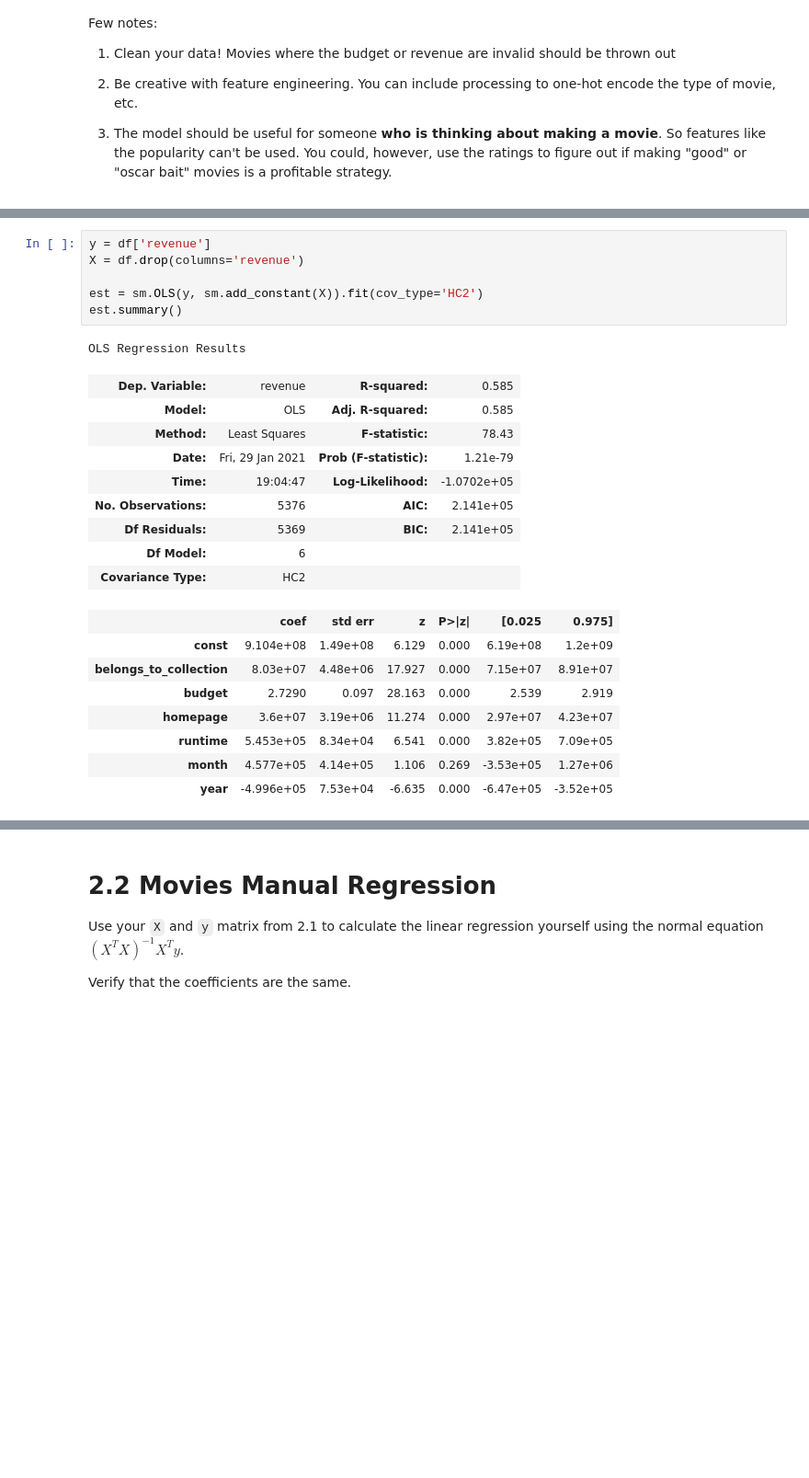
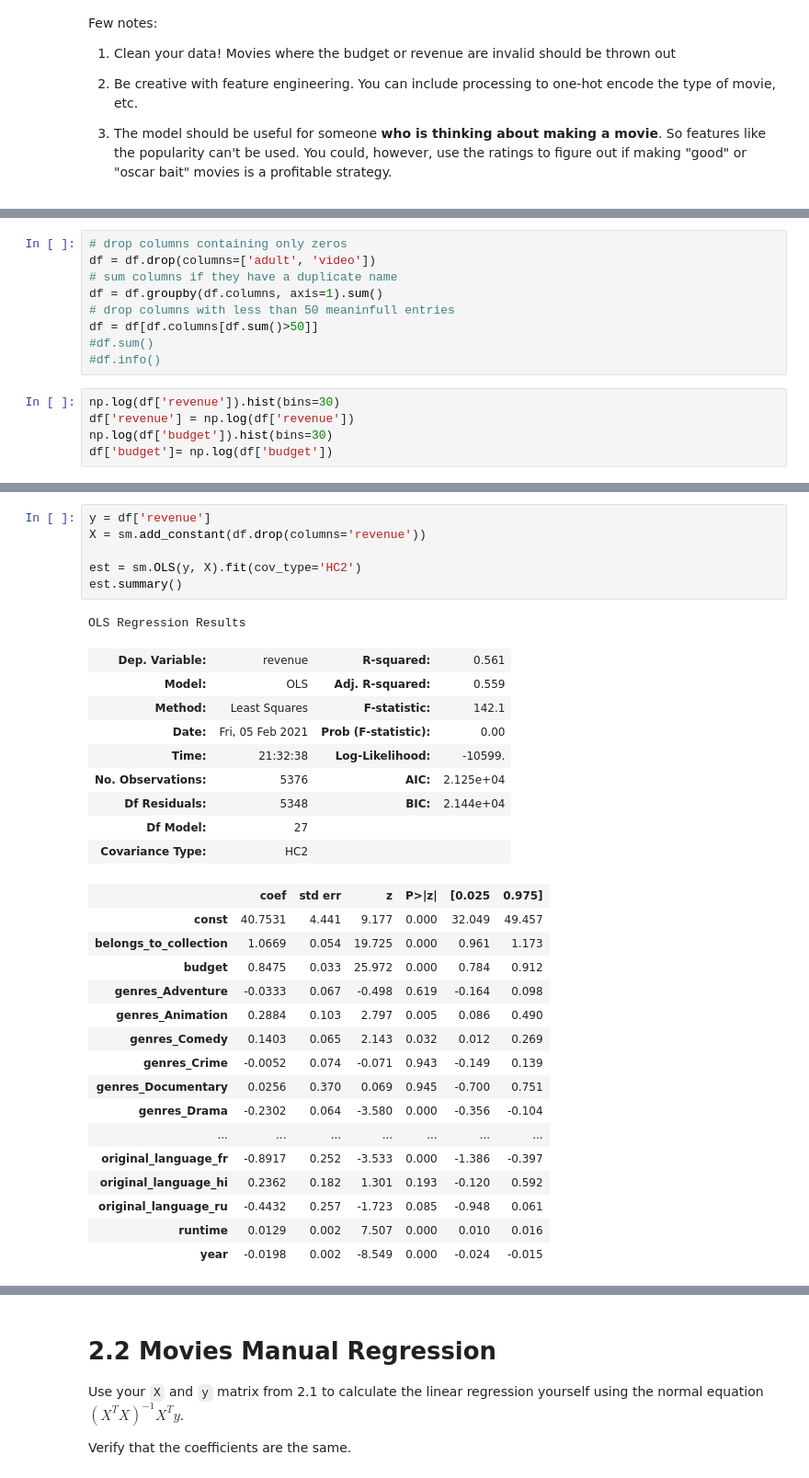
Before and after one commit to cb-ds-1/3-5-optimization, a Jupyter notebook: Workshop_ Maximum likelihood.ipynb, the cells around one changed output, grey strips where cells are left out. Shown at 92% size. Saved outputs shown, nothing was run; the diff lists cells and outputs as text; blank space fills up the shorter version.

```diff
--- a/Workshop_ Maximum likelihood.ipynb
+++ b/Workshop_ Maximum likelihood.ipynb
@@ -158,0 +147,14 @@ dtype: float64
+# %%
+# drop columns containing only zeros
+df = df.drop(columns=['adult', 'video'])
+# sum columns if they have a duplicate name
+df = df.groupby(df.columns, axis=1).sum()
+# drop columns with less than 50 meaninfull entries
+df = df[df.columns[df.sum()>50]]
+#df.sum()
+#df.info()
+# %%
+np.log(df['revenue']).hist(bins=30)
+df['revenue'] = np.log(df['revenue'])
+np.log(df['budget']).hist(bins=30)
+df['budget']= np.log(df['budget'])
@@ -159,25 +163,33 @@ dtype: float64
 # %%
 y = df['revenue']
-X = df.drop(columns='revenue')
+X = sm.add_constant(df.drop(columns='revenue'))
 
-est = sm.OLS(y, sm.add_constant(X)).fit(cov_type='HC2')
+est = sm.OLS(y, X).fit(cov_type='HC2')
 est.summary()
 # %% [output]
 OLS Regression Results
-| Dep. Variable: | revenue | R-squared: | 0.585 |
-| Model: | OLS | Adj. R-squared: | 0.585 |
-| Method: | Least Squares | F-statistic: | 78.43 |
-| Date: | Fri, 29 Jan 2021 | Prob (F-statistic): | 1.21e-79 |
-| Time: | 19:04:47 | Log-Likelihood: | -1.0702e+05 |
-| No. Observations: | 5376 | AIC: | 2.141e+05 |
-| Df Residuals: | 5369 | BIC: | 2.141e+05 |
-| Df Model: | 6 |  |  |
+| Dep. Variable: | revenue | R-squared: | 0.561 |
+| Model: | OLS | Adj. R-squared: | 0.559 |
+| Method: | Least Squares | F-statistic: | 142.1 |
+| Date: | Fri, 05 Feb 2021 | Prob (F-statistic): | 0.00 |
+| Time: | 21:32:38 | Log-Likelihood: | -10599. |
+| No. Observations: | 5376 | AIC: | 2.125e+04 |
+| Df Residuals: | 5348 | BIC: | 2.144e+04 |
+| Df Model: | 27 |  |  |
 | Covariance Type: | HC2 |  |  |
 |  | coef | std err | z | P>|z| | [0.025 | 0.975] |
-| const | 9.104e+08 | 1.49e+08 | 6.129 | 0.000 | 6.19e+08 | 1.2e+09 |
-| belongs_to_collection | 8.03e+07 | 4.48e+06 | 17.927 | 0.000 | 7.15e+07 | 8.91e+07 |
-| budget | 2.7290 | 0.097 | 28.163 | 0.000 | 2.539 | 2.919 |
-| homepage | 3.6e+07 | 3.19e+06 | 11.274 | 0.000 | 2.97e+07 | 4.23e+07 |
-| runtime | 5.453e+05 | 8.34e+04 | 6.541 | 0.000 | 3.82e+05 | 7.09e+05 |
-| month | 4.577e+05 | 4.14e+05 | 1.106 | 0.269 | -3.53e+05 | 1.27e+06 |
-| year | -4.996e+05 | 7.53e+04 | -6.635 | 0.000 | -6.47e+05 | -3.52e+05 |
+| const | 40.7531 | 4.441 | 9.177 | 0.000 | 32.049 | 49.457 |
+| belongs_to_collection | 1.0669 | 0.054 | 19.725 | 0.000 | 0.961 | 1.173 |
+| budget | 0.8475 | 0.033 | 25.972 | 0.000 | 0.784 | 0.912 |
+| genres_Adventure | -0.0333 | 0.067 | -0.498 | 0.619 | -0.164 | 0.098 |
+| genres_Animation | 0.2884 | 0.103 | 2.797 | 0.005 | 0.086 | 0.490 |
+| genres_Comedy | 0.1403 | 0.065 | 2.143 | 0.032 | 0.012 | 0.269 |
+| genres_Crime | -0.0052 | 0.074 | -0.071 | 0.943 | -0.149 | 0.139 |
+| genres_Documentary | 0.0256 | 0.370 | 0.069 | 0.945 | -0.700 | 0.751 |
+| genres_Drama | -0.2302 | 0.064 | -3.580 | 0.000 | -0.356 | -0.104 |
+| ... | ... | ... | ... | ... | ... | ... |
+| original_language_fr | -0.8917 | 0.252 | -3.533 | 0.000 | -1.386 | -0.397 |
+| original_language_hi | 0.2362 | 0.182 | 1.301 | 0.193 | -0.120 | 0.592 |
+| original_language_ru | -0.4432 | 0.257 | -1.723 | 0.085 | -0.948 | 0.061 |
+| runtime | 0.0129 | 0.002 | 7.507 | 0.000 | 0.010 | 0.016 |
+| year | -0.0198 | 0.002 | -8.549 | 0.000 | -0.024 | -0.015 |
```
Also changed, not shown: parts of 14 cells of this notebook.
